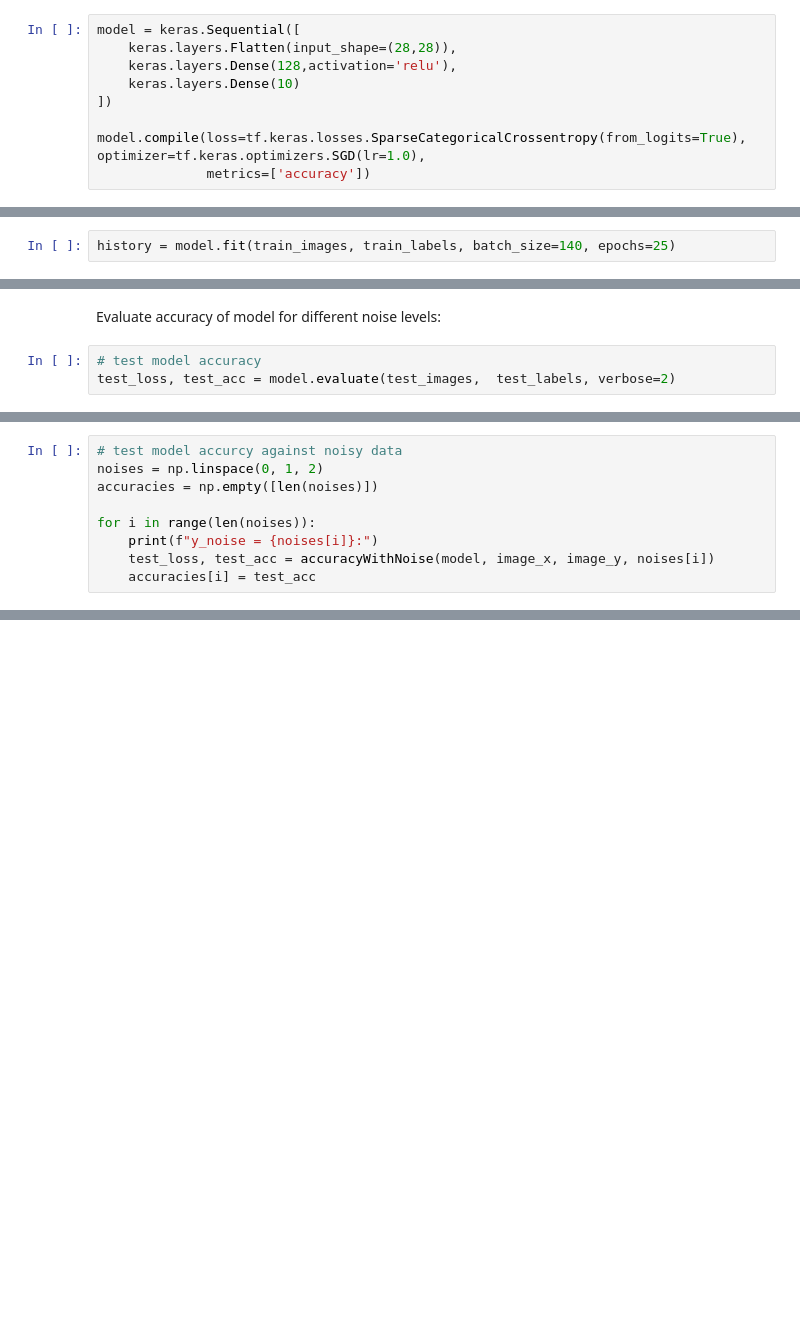
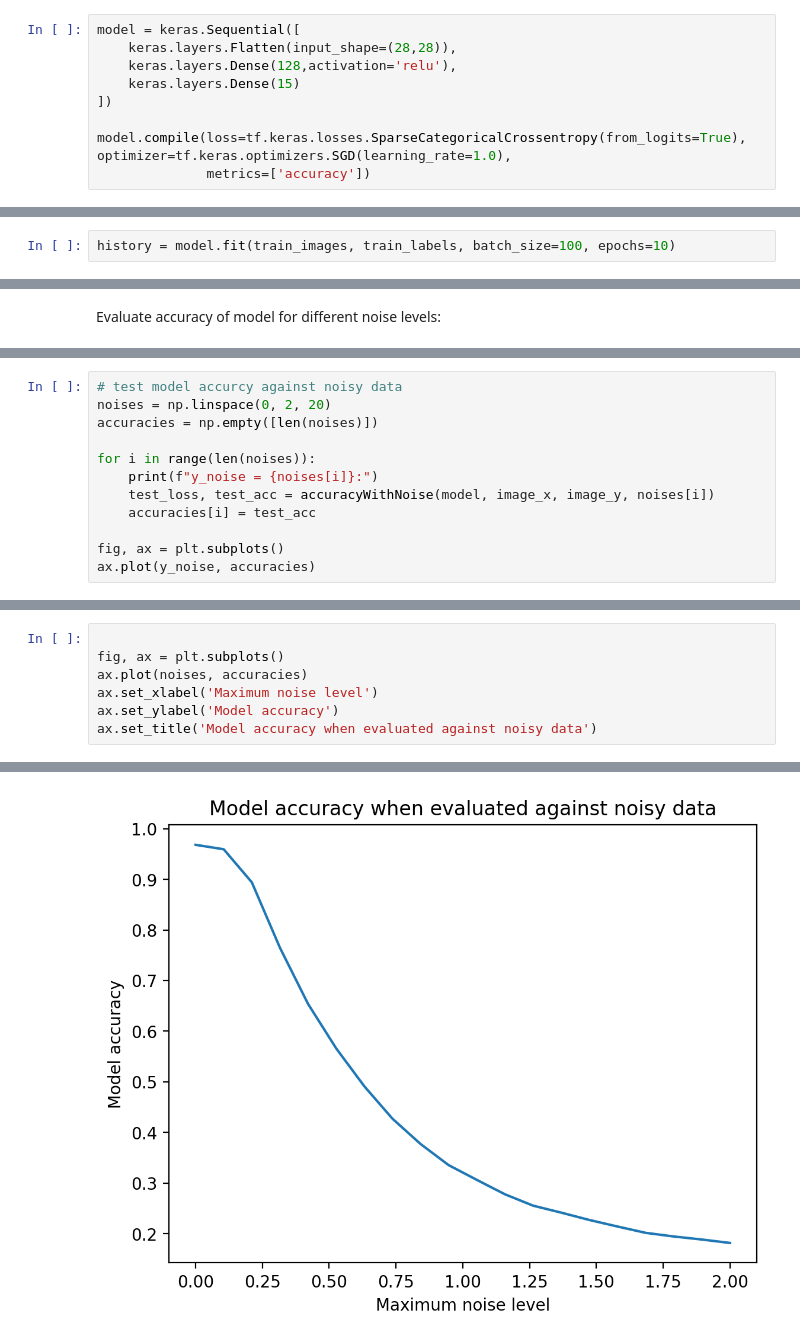
Before and after one commit to rhtweedie/ml_assignments, a Jupyter notebook: ImageRecognition.ipynb, the cells around one changed output, grey strips where cells are left out. Cells and saved outputs as stored; diff of their text form; blank space fills up the shorter version.

Commit message:
Adjust network parameters and plot accuracy

```diff
--- a/ImageRecognition.ipynb
+++ b/ImageRecognition.ipynb
@@ -127,9 +127,9 @@ We now define an compile the network on which we will train the data...
 model = keras.Sequential([
     keras.layers.Flatten(input_shape=(28,28)),
     keras.layers.Dense(128,activation='relu'),
-    keras.layers.Dense(10)
+    keras.layers.Dense(15)
 ])
 
-model.compile(loss=tf.keras.losses.SparseCategoricalCrossentropy(from_logits=True), optimizer=tf.keras.optimizers.SGD(lr=1.0),
+model.compile(loss=tf.keras.losses.SparseCategoricalCrossentropy(from_logits=True), optimizer=tf.keras.optimizers.SGD(learning_rate=1.0),
               metrics=['accuracy'])
 # %% [output]
@@ -144,3 +143,3 @@ Train the model on the MNIST dataset:
 # %%
-history = model.fit(train_images, train_labels, batch_size=140, epochs=25)
+history = model.fit(train_images, train_labels, batch_size=100, epochs=10)
 # %% [output]
@@ -164,5 +166,2 @@ Epoch 25/25
 # %% [markdown]
 Evaluate accuracy of model for different noise levels:
-# %%
-# test model accuracy
-test_loss, test_acc = model.evaluate(test_images,  test_labels, verbose=2)
@@ -171,11 +168,14 @@ test_loss, test_acc = model.evaluate(test_images,  test_labels, verbose=2)
 # %%
 # test model accurcy against noisy data
-noises = np.linspace(0, 1, 2)
+noises = np.linspace(0, 2, 20)
 accuracies = np.empty([len(noises)])
 
 for i in range(len(noises)):
     print(f"y_noise = {noises[i]}:")
     test_loss, test_acc = accuracyWithNoise(model, image_x, image_y, noises[i])
     accuracies[i] = test_acc
+
+fig, ax = plt.subplots()
+ax.plot(y_noise, accuracies)
 # %% [output]
 y_noise = 0.0:
@@ -184,0 +198,8 @@ y_noise = 1.0:
+# %%
+
+fig, ax = plt.subplots()
+ax.plot(noises, accuracies)
+ax.set_xlabel('Maximum noise level')
+ax.set_ylabel('Model accuracy')
+ax.set_title('Model accuracy when evaluated against noisy data')
+# %% [output]
@@ -184,0 +207 @@ y_noise = 1.0:
+[figure, added]
```
Also changed, not shown: parts of 9 cells of this notebook.
